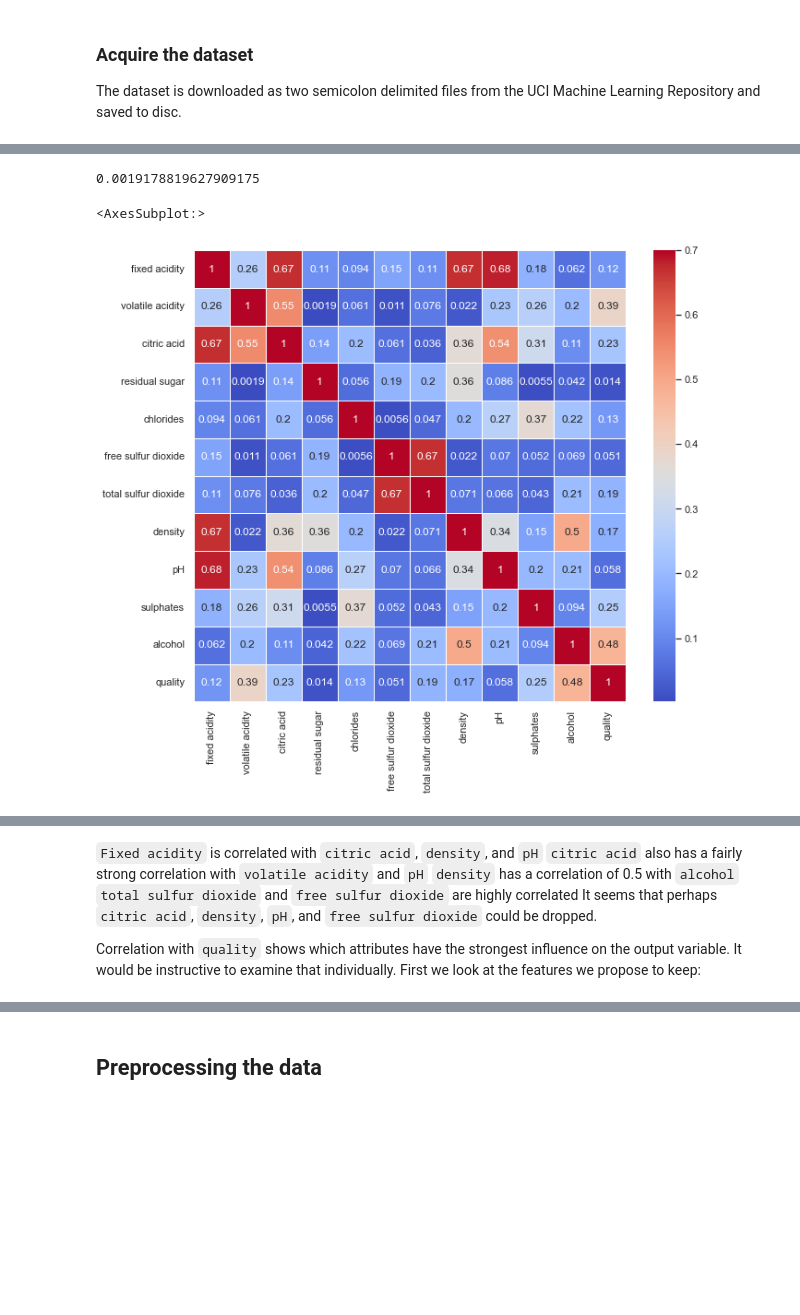
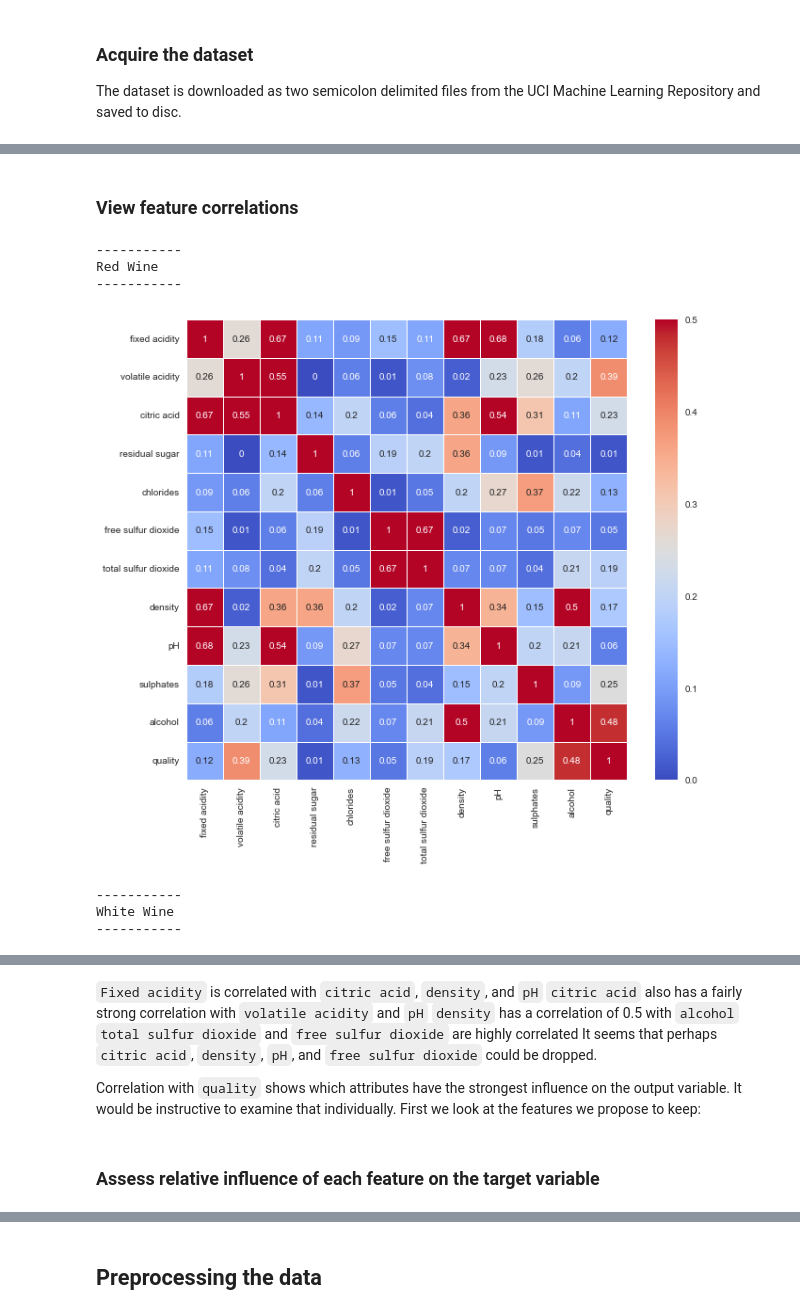
Before and after one commit to fod/machine-learning-statistics, a Jupyter notebook: scikit-learn.ipynb, the cells around one changed output, grey strips where cells are left out. Drawn from its saved outputs; the diff is of its cells as text; code cells hidden in the pictures; blank space fills up the shorter version.

Commit message:
Exploring wine data

```diff
--- a/scikit-learn.ipynb
+++ b/scikit-learn.ipynb
@@ -112,0 +130,4 @@ rw.head()
+# %%
+for w in rw, ww:
+    print(f"-----------\n{w.name}\n-----------")
+    print(w.info())
@@ -112,0 +152,4 @@ rw.head()
+# %%
+for w in rw, ww:
+    print(f"-----------\n{w.name}\n-----------")
+    display(w.describe().round(2))
@@ -113,5 +183,11 @@ rw.head()
 # %%
 # View a histogram of each feature
-hist = rw.hist(bins=50, figsize=(15, 10))
-plt.show()
+for w in rw, ww:
+    # Set plot style
+    with plt.style.context('seaborn'):
+        # Construct histogram with 50 bins for each feature
+        hist = w.hist(bins=50, figsize=(15, 10))
+        # Title for each set of histograms
+        plt.gcf().suptitle(w.name)
+    plt.show()
 # %% [output]
@@ -119,2 +195,0 @@ plt.show()
-# %%
-rw['quality_cat'] = np.where(rw['quality'] <= 4, 'low', np.where(rw['quality'] >= 7, 'high', 'medium'))
@@ -128,5 +195,0 @@ sns.pairplot(rw[rw['quality_cat'].isin(['medium','low'])].drop('quality', axis=1
-# %%
-corr = rw.corr()
-abs(corr).min().min()
-# %% [output]
-0.0019178819627909175
@@ -135,6 +196,16 @@ abs(corr).min().min()
+# %% [markdown]
+### View feature correlations
 # %%
-sns.set(rc={'figure.figsize':(10.5,9)})
-sns.heatmap(abs(corr), annot=True, linewidths=0.5, cmap='coolwarm', vmax=0.7)
+with plt.rc_context({'figure.figsize':(10.5,9)}):
+    for w in rw, ww:
+        print(f"-----------\n{w.name}\n-----------")
+        sns.heatmap(abs(w.corr().round(2)), annot=True, linewidths=0.5, cmap='coolwarm', vmax=0.5)
+        plt.show()
 # %% [output]
-<AxesSubplot:>
+-----------
+Red Wine
+-----------
-[figure, old version]
+[figure, new version]
+-----------
+White Wine
+-----------
@@ -146,4 +218,6 @@ sns.heatmap(abs(corr), annot=True, linewidths=0.5, cmap='coolwarm', vmax=0.7)
 It seems that perhaps `citric acid`, `density`, `pH`, and `free sulfur dioxide` could be dropped.
 
 Correlation with `quality` shows which attributes have the strongest influence on the output variable. It would be instructive to examine that individually. First we look at the features we propose to keep:
+# %% [markdown]
+### Assess relative influence of each feature on the target variable
 # %%
```
Also changed, not shown: parts of 41 cells of this notebook.
